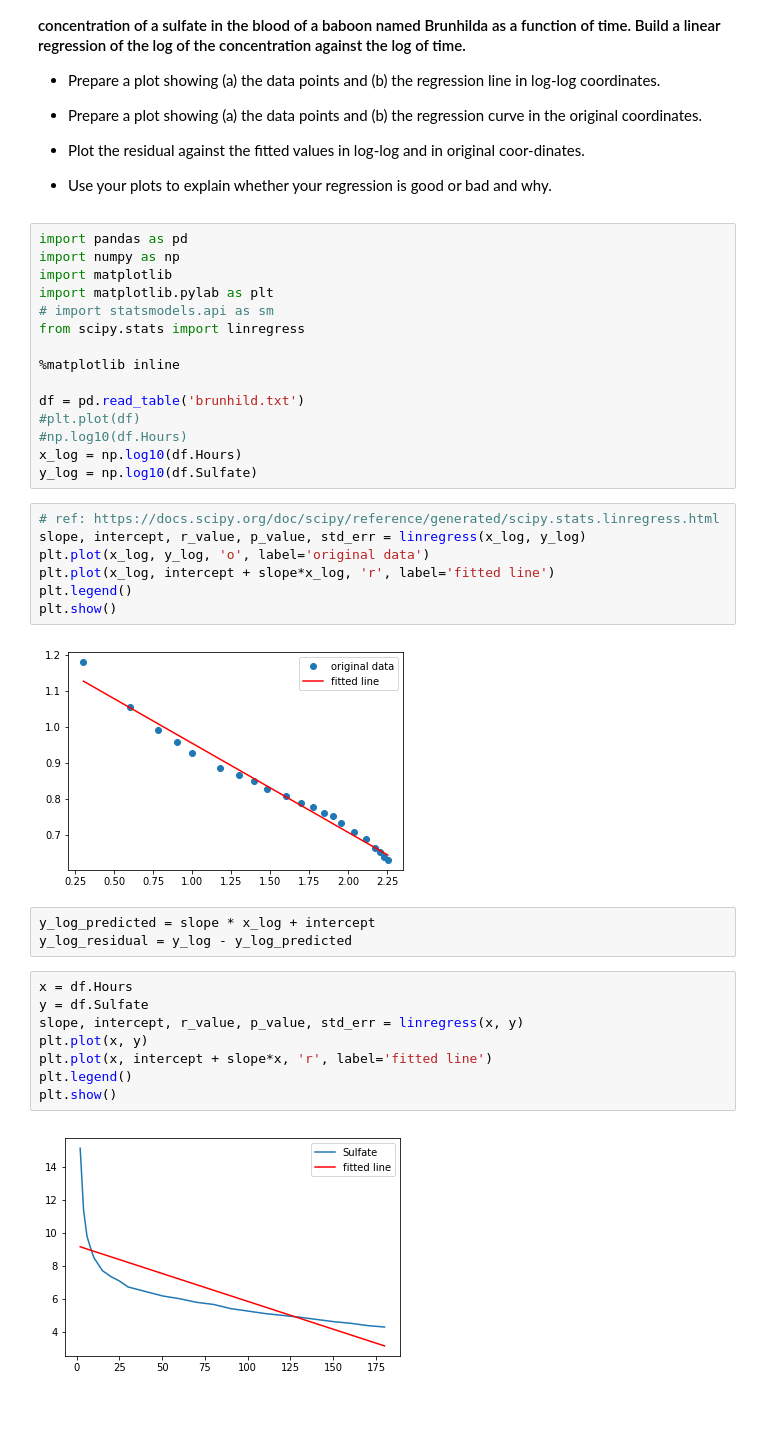
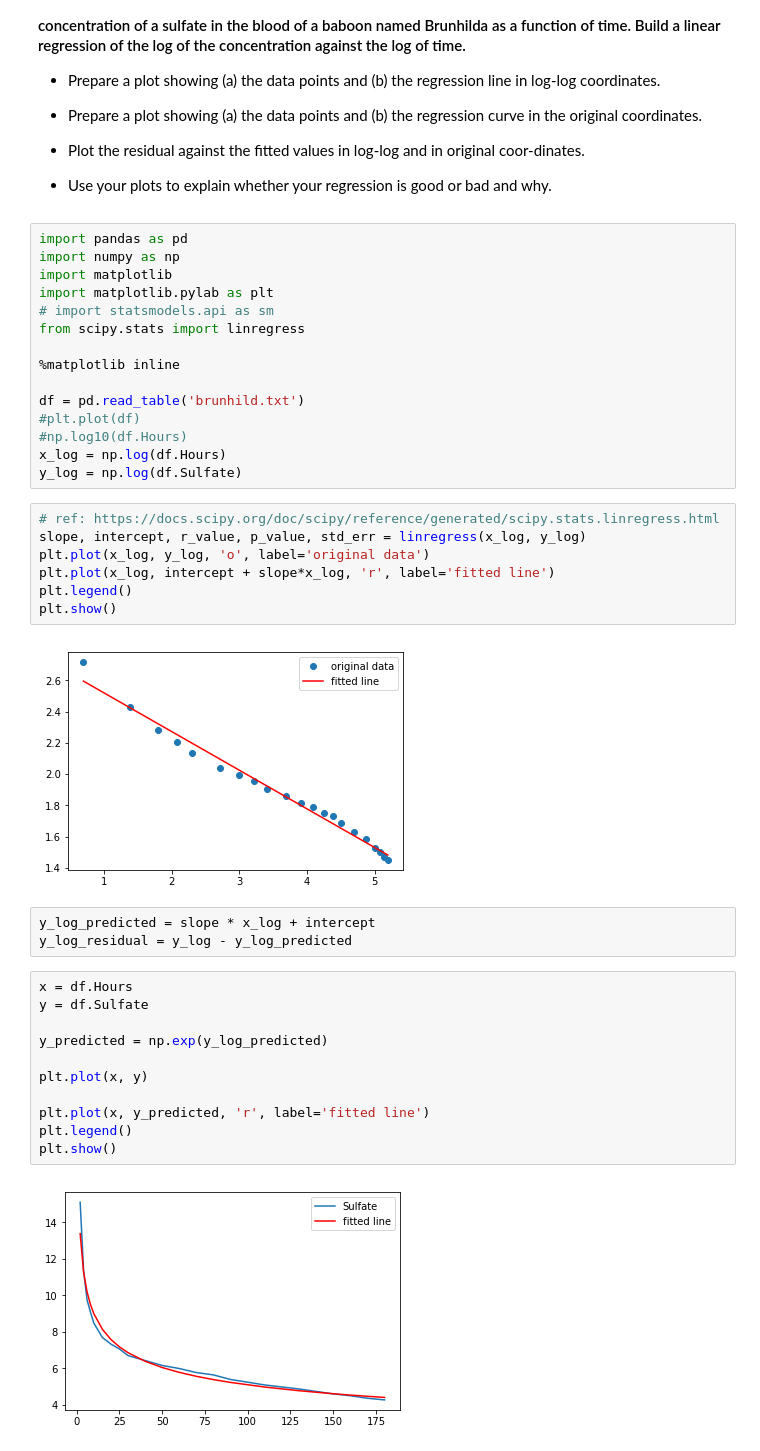
Before and after one commit to behroozmrd47/CS-498-AML-HW5, a Jupyter notebook: 7.9.ipynb, the cells around one changed output. Cells and saved outputs as stored; diff of their text form; blank space fills up the shorter version.

Commit message:
Fixed the plots

```diff
--- a/7.9.ipynb
+++ b/7.9.ipynb
@@ -22,8 +22,8 @@ from scipy.stats import linregress
 df = pd.read_table('brunhild.txt')
 #plt.plot(df)
 #np.log10(df.Hours)
-x_log = np.log10(df.Hours)
-y_log = np.log10(df.Sulfate)
+x_log = np.log(df.Hours)
+y_log = np.log(df.Sulfate)
 # %%
 # ref: https://docs.scipy.org/doc/scipy/reference/generated/scipy.stats.linregress.html
 slope, intercept, r_value, p_value, std_err = linregress(x_log, y_log)
@@ -32,17 +32,20 @@ plt.plot(x_log, intercept + slope*x_log, 'r', label='fitted line')
 plt.legend()
 plt.show()
 # %% [output]
-[figure, old version]
+[figure, new version]
 # %%
 y_log_predicted = slope * x_log + intercept
 y_log_residual = y_log - y_log_predicted
 # %%
 x = df.Hours
 y = df.Sulfate
-slope, intercept, r_value, p_value, std_err = linregress(x, y)
+
+y_predicted = np.exp(y_log_predicted)
+
 plt.plot(x, y)
-plt.plot(x, intercept + slope*x, 'r', label='fitted line')
+
+plt.plot(x, y_predicted, 'r', label='fitted line')
 plt.legend()
 plt.show()
 # %% [output]
-[figure, old version]
+[figure, new version]
```
Also changed, not shown: parts of 4 cells of this notebook.
